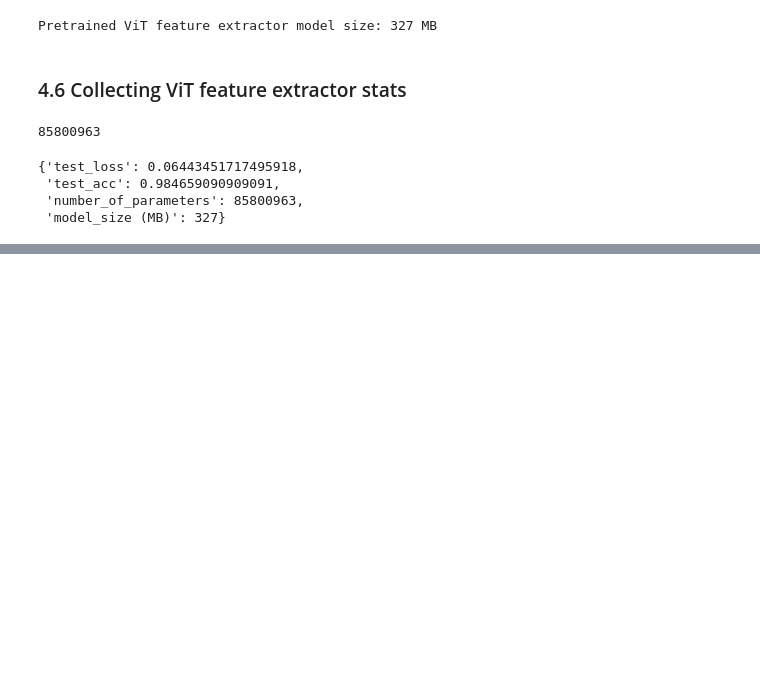
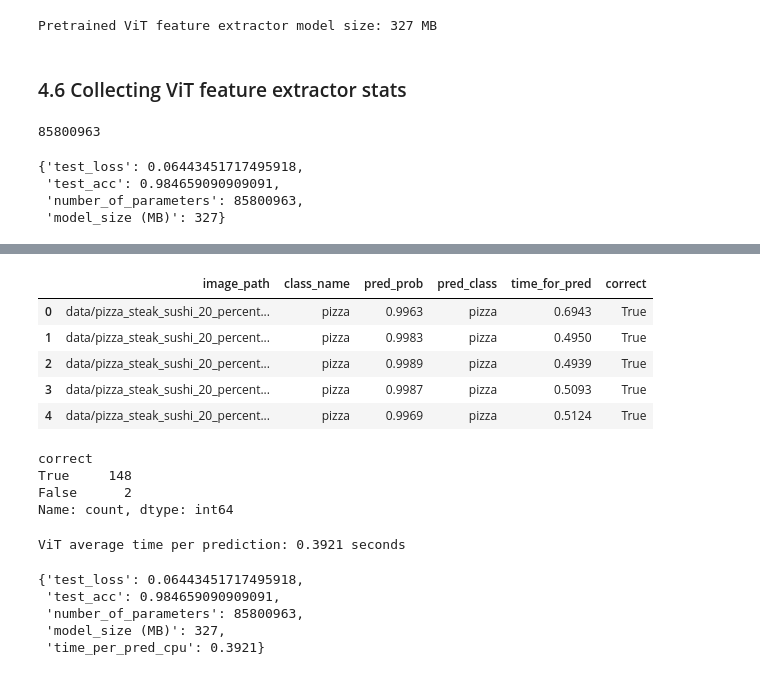
Before and after one commit to nabinyd/60-Days-of-learning, a Jupyter notebook: 09_pytorch_model_deploy.ipynb, the cells around one changed output, grey strips where cells are left out. Drawn from its saved outputs; the diff is of its cells as text; code cells hidden in the pictures; blank space fills up the shorter version.

```diff
--- a/09_pytorch_model_deploy.ipynb
+++ b/09_pytorch_model_deploy.ipynb
@@ -489,0 +659,7 @@ vit_stats
+# %%
+# Make list of prediction dictionaries with ViT feature extractor model on test images
+vit_test_pred_dicts = pred_and_store(paths=test_data_paths,
+                                     model=vit,
+                                     transform=vit_transforms,
+                                     class_names=class_names,
+                                     device="cpu")
@@ -489,0 +682,36 @@ vit_stats
+# %%
+# Turn vit_test_pred_dicts into a DataFrame
+import pandas as pd
+vit_test_pred_df = pd.DataFrame(vit_test_pred_dicts)
+vit_test_pred_df.head()
+# %% [output]
+|  | image_path | class_name | pred_prob | pred_class | time_for_pred | correct |
+| 0 | data/pizza_steak_sushi_20_percent... | pizza | 0.9963 | pizza | 0.6943 | True |
+| 1 | data/pizza_steak_sushi_20_percent... | pizza | 0.9983 | pizza | 0.4950 | True |
+| 2 | data/pizza_steak_sushi_20_percent... | pizza | 0.9989 | pizza | 0.4939 | True |
+| 3 | data/pizza_steak_sushi_20_percent... | pizza | 0.9987 | pizza | 0.5093 | True |
+| 4 | data/pizza_steak_sushi_20_percent... | pizza | 0.9969 | pizza | 0.5124 | True |
+# %%
+# Count the number of correct predictions
+vit_test_pred_df.correct.value_counts()
+# %% [output]
+correct
+True     148
+False      2
+Name: count, dtype: int64
+# %%
+# Calculate average time per prediction for ViT model
+vit_average_time_per_pred = round(vit_test_pred_df.time_for_pred.mean(), 4)
+print(f"ViT average time per prediction: {vit_average_time_per_pred} seconds")
+# %% [output]
+ViT average time per prediction: 0.3921 seconds
+# %%
+# Add average prediction time for ViT model on CPU
+vit_stats["time_per_pred_cpu"] = vit_average_time_per_pred
+vit_stats
+# %% [output]
+{'test_loss': 0.06443451717495918,
+ 'test_acc': 0.984659090909091,
+ 'number_of_parameters': 85800963,
+ 'model_size (MB)': 327,
+ 'time_per_pred_cpu': 0.3921}
```
Also changed, not shown: parts of 19 cells of this notebook.
